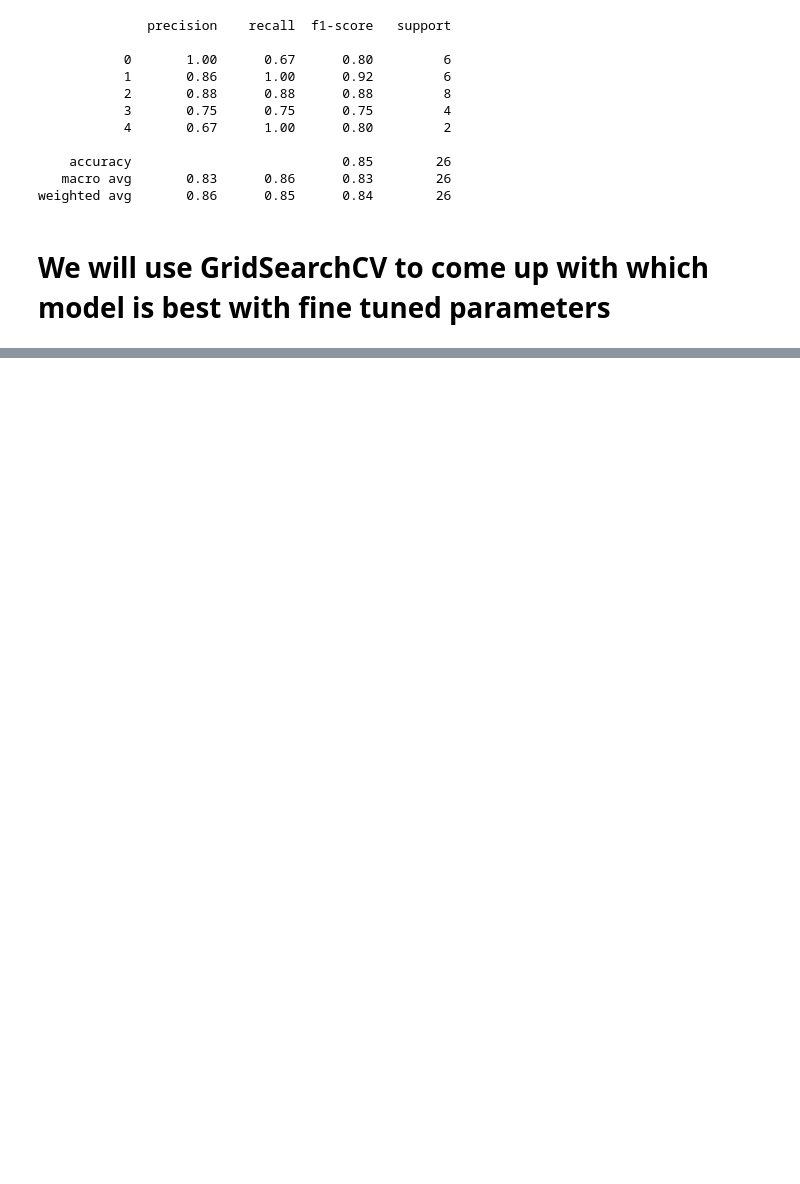
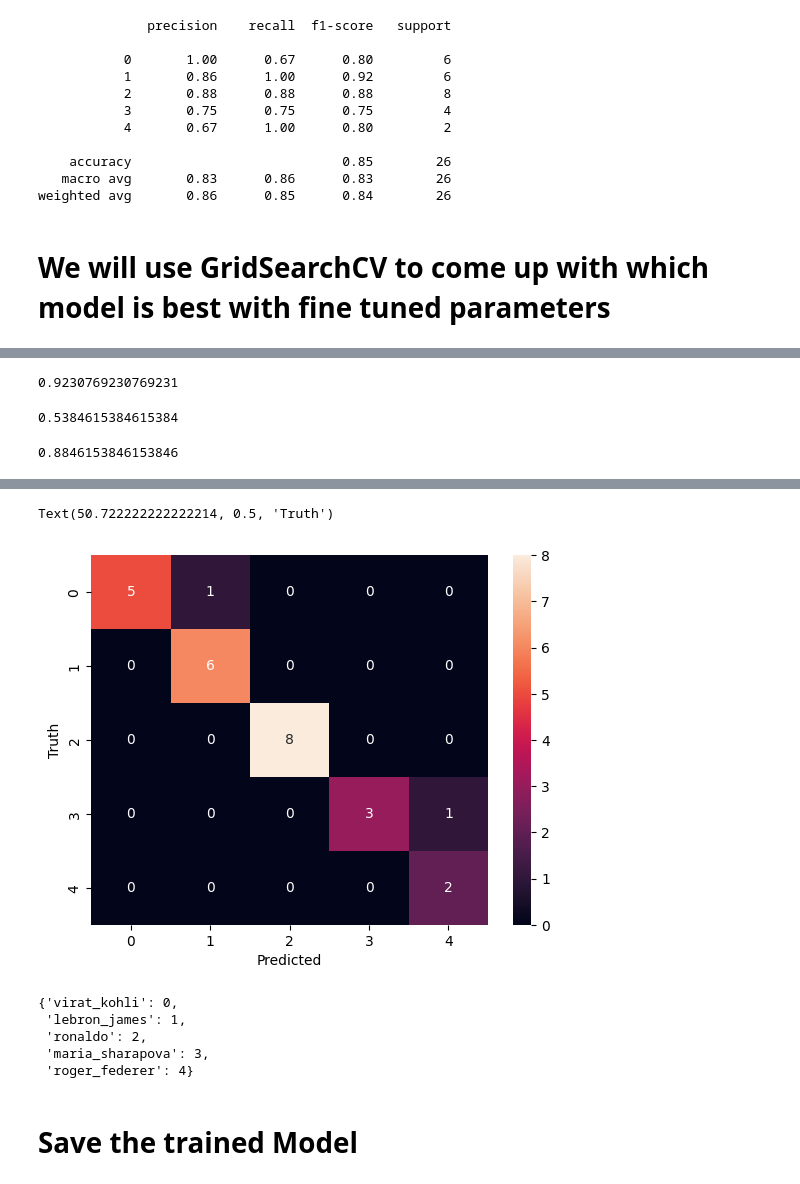
Before and after one commit to jayshivankar/Celebrity-Face-Recognition, a Jupyter notebook: Model/sports_person_classifier_model.ipynb, the cells around one changed output, grey strips where cells are left out. Drawn from its saved outputs; the diff is of its cells as text; code cells hidden in the pictures; blank space fills up the shorter version.

```diff
--- a/Model/sports_person_classifier_model.ipynb
+++ b/Model/sports_person_classifier_model.ipynb
@@ -312,0 +329,24 @@ print(df)
+# %%
+best_estimators['svm'].score(x_test,y_test)
+# %% [output]
+0.9230769230769231
+# %%
+best_estimators['random_forest'].score(x_test,y_test)
+# %% [output]
+0.5384615384615384
+# %%
+best_estimators['logistic_regression'].score(x_test,y_test)
+# %% [output]
+0.8846153846153846
+# %%
+best_clf = best_estimators['svm']
+# %%
+from sklearn.metrics import confusion_matrix
+cm=confusion_matrix(y_test,best_clf.predict(x_test))
+# %%
+!pip install seaborn
+import seaborn as sns
+sns.heatmap(cm,annot=True)
+plt.xlabel('Predicted')
+plt.ylabel('Truth')
+# %% [output]
@@ -312,0 +372,12 @@ print(df)
+Text(50.722222222222214, 0.5, 'Truth')
+[figure, added]
+# %%
+class_dict
+# %% [output]
+{'virat_kohli': 0,
+ 'lebron_james': 1,
+ 'ronaldo': 2,
+ 'maria_sharapova': 3,
+ 'roger_federer': 4}
+# %% [markdown]
+# Save the trained Model
```
Also changed, not shown: parts of 7 cells of this notebook, 1 other file.
